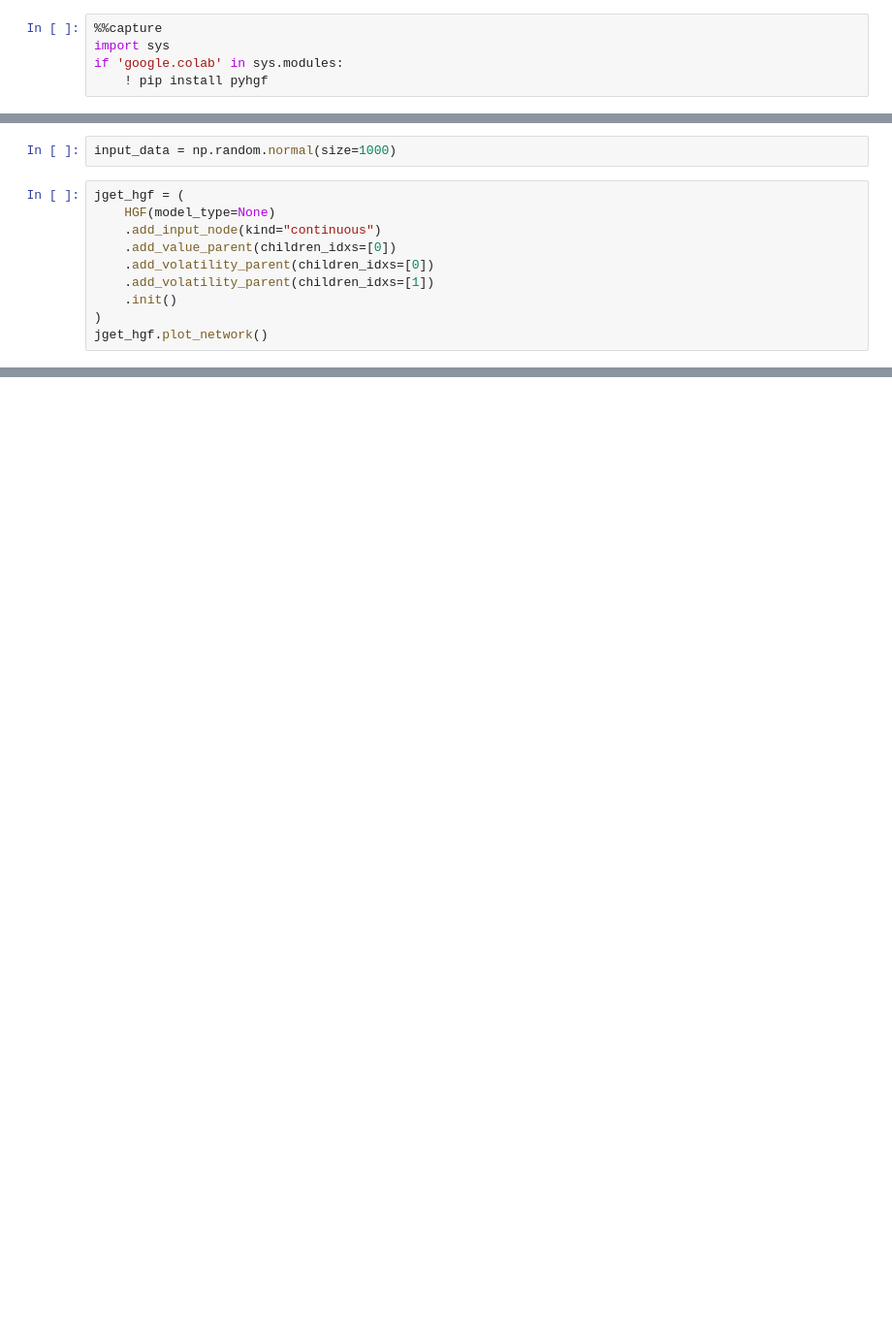
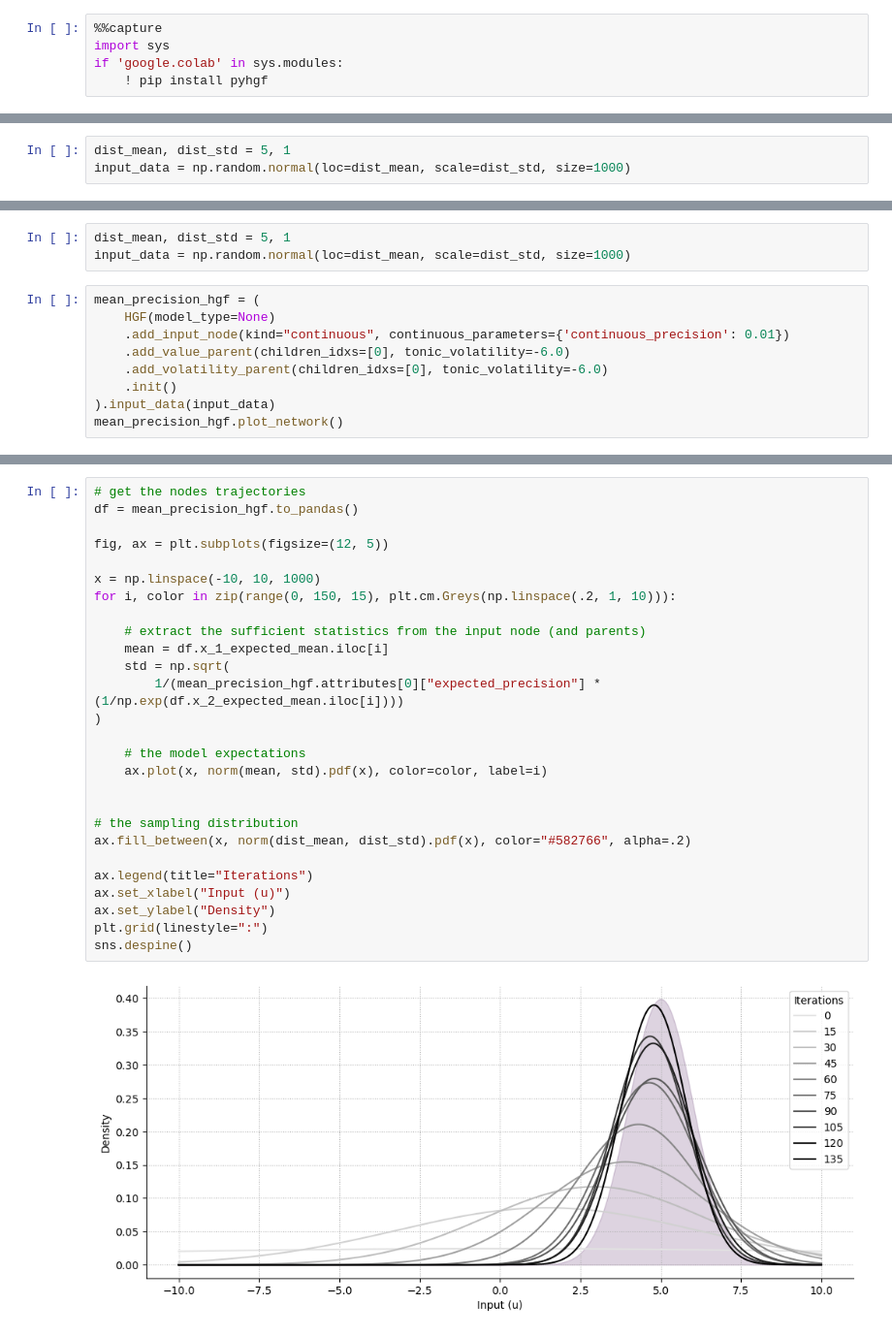
Before and after one commit to ilabcode/pyhgf, a Jupyter notebook: docs/source/notebooks/Example_2_Input_node_volatility_coupling.ipynb, the cells around one changed output, grey strips where cells are left out. Shown at 97% size. Cells and saved outputs as stored; diff of their text form; blank space fills up the shorter version.

Commit message:
add tutorial on input nodes

```diff
--- a/docs/source/notebooks/Example_2_Input_node_volatility_coupling.ipynb
+++ b/docs/source/notebooks/Example_2_Input_node_volatility_coupling.ipynb
@@ -18,0 +26,3 @@ Where the standard continuous HGF assumes a known precision in the input node (u
+# %%
+dist_mean, dist_std = 5, 1
+input_data = np.random.normal(loc=dist_mean, scale=dist_std, size=1000)
@@ -19,13 +81,13 @@ Where the standard continuous HGF assumes a known precision in the input node (u
 # %%
-input_data = np.random.normal(size=1000)
+dist_mean, dist_std = 5, 1
+input_data = np.random.normal(loc=dist_mean, scale=dist_std, size=1000)
 # %%
-jget_hgf = (
+mean_precision_hgf = (
     HGF(model_type=None)
-    .add_input_node(kind="continuous")
-    .add_value_parent(children_idxs=[0])
-    .add_volatility_parent(children_idxs=[0])
-    .add_volatility_parent(children_idxs=[1])
+    .add_input_node(kind="continuous", continuous_parameters={'continuous_precision': 0.01})
+    .add_value_parent(children_idxs=[0], tonic_volatility=-6.0)
+    .add_volatility_parent(children_idxs=[0], tonic_volatility=-6.0)
     .init()
-)
-jget_hgf.plot_network()
+).input_data(input_data)
+mean_precision_hgf.plot_network()
 # %% [output]
@@ -90,0 +100,29 @@ jget_hgf.to_pandas()
+# %%
+# get the nodes trajectories
+df = mean_precision_hgf.to_pandas()
+
+fig, ax = plt.subplots(figsize=(12, 5))
+
+x = np.linspace(-10, 10, 1000)
+for i, color in zip(range(0, 150, 15), plt.cm.Greys(np.linspace(.2, 1, 10))):
+
+    # extract the sufficient statistics from the input node (and parents)
+    mean = df.x_1_expected_mean.iloc[i]
+    std = np.sqrt(
+        1/(mean_precision_hgf.attributes[0]["expected_precision"] * (1/np.exp(df.x_2_expected_mean.iloc[i])))
+)
+
+    # the model expectations
+    ax.plot(x, norm(mean, std).pdf(x), color=color, label=i)
+
+
+# the sampling distribution
+ax.fill_between(x, norm(dist_mean, dist_std).pdf(x), color="#582766", alpha=.2)
+
+ax.legend(title="Iterations")
+ax.set_xlabel("Input (u)")
+ax.set_ylabel("Density")
+plt.grid(linestyle=":")
+sns.despine()
+# %% [output]
+[figure, added]
```
Also changed, not shown: parts of 17 cells of this notebook, 1 other file.
